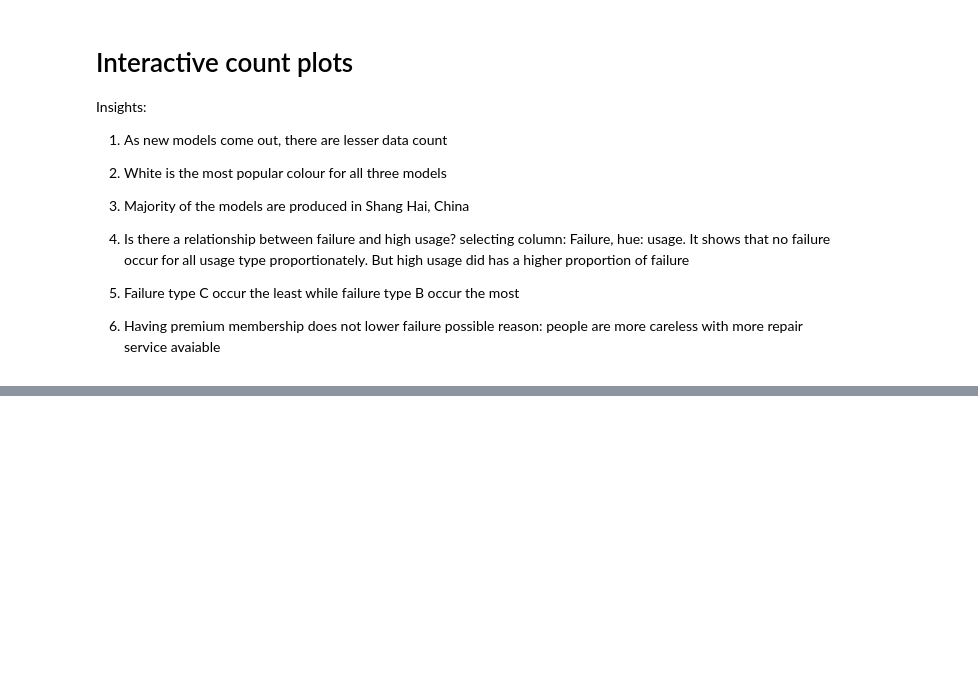
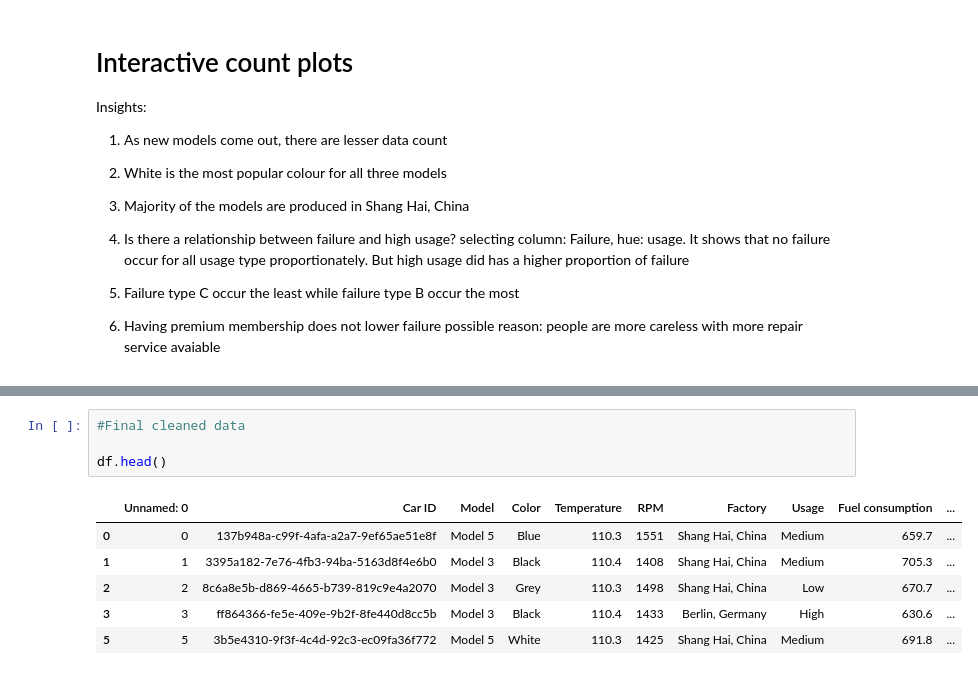
Before and after one commit to yitingster/Car-Failure-Prediction-Python_ML, a Jupyter notebook: EDA.ipynb, the cells around one changed output, grey strips where cells are left out. Saved outputs shown, nothing was run; the diff lists cells and outputs as text; blank space fills up the shorter version.

```diff
--- a/EDA.ipynb
+++ b/EDA.ipynb
@@ -399,3 +401,14 @@ plt.show()
 # %% [output]
 HBox(children=(Dropdown(description='Select column', options=('Model', 'Color', 'Factory', 'Usage', 'Membershi…
 [interactive output not drawn]
+# %%
+#Final cleaned data
+
+df.head()
+# %% [output]
+|  | Unnamed: 0 | Car ID | Model | Color | Temperature | RPM | Factory | Usage | Fuel consumption | ... |
+| 0 | 0 | 137b948a-c99f-4afa-a2a7-9ef65ae51e8f | Model 5 | Blue | 110.3 | 1551 | Shang Hai, China | Medium | 659.7 | ... |
+| 1 | 1 | 3395a182-7e76-4fb3-94ba-5163d8f4e6b0 | Model 3 | Black | 110.4 | 1408 | Shang Hai, China | Medium | 705.3 | ... |
+| 2 | 2 | 8c6a8e5b-d869-4665-b739-819c9e4a2070 | Model 3 | Grey | 110.3 | 1498 | Shang Hai, China | Low | 670.7 | ... |
+| 3 | 3 | ff864366-fe5e-409e-9b2f-8fe440d8cc5b | Model 3 | Black | 110.4 | 1433 | Berlin, Germany | High | 630.6 | ... |
+| 5 | 5 | 3b5e4310-9f3f-4c4d-92c3-ec09fa36f772 | Model 5 | White | 110.3 | 1425 | Shang Hai, China | Medium | 691.8 | ... |
```
Also changed, not shown: parts of 7 cells of this notebook.
